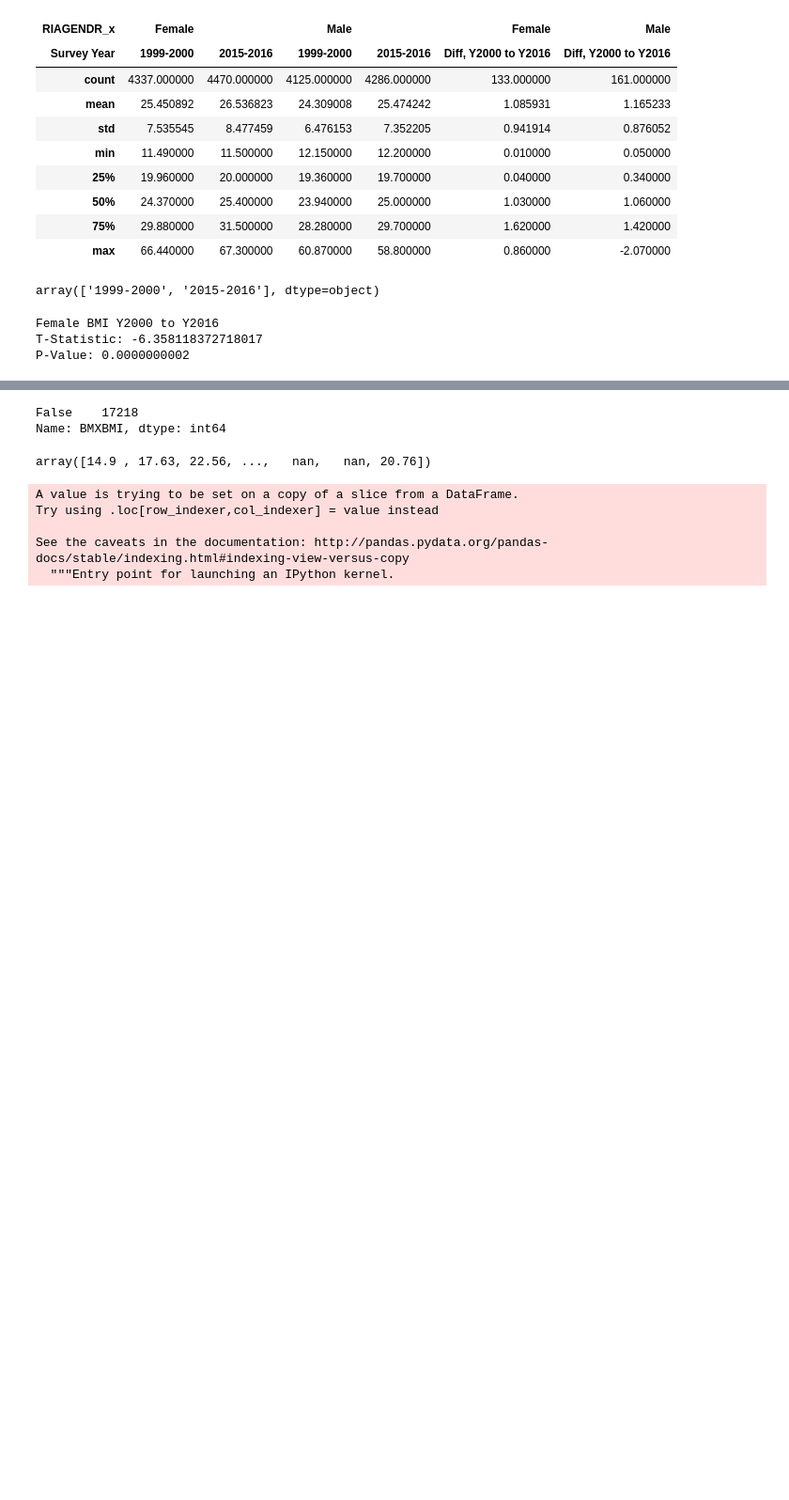
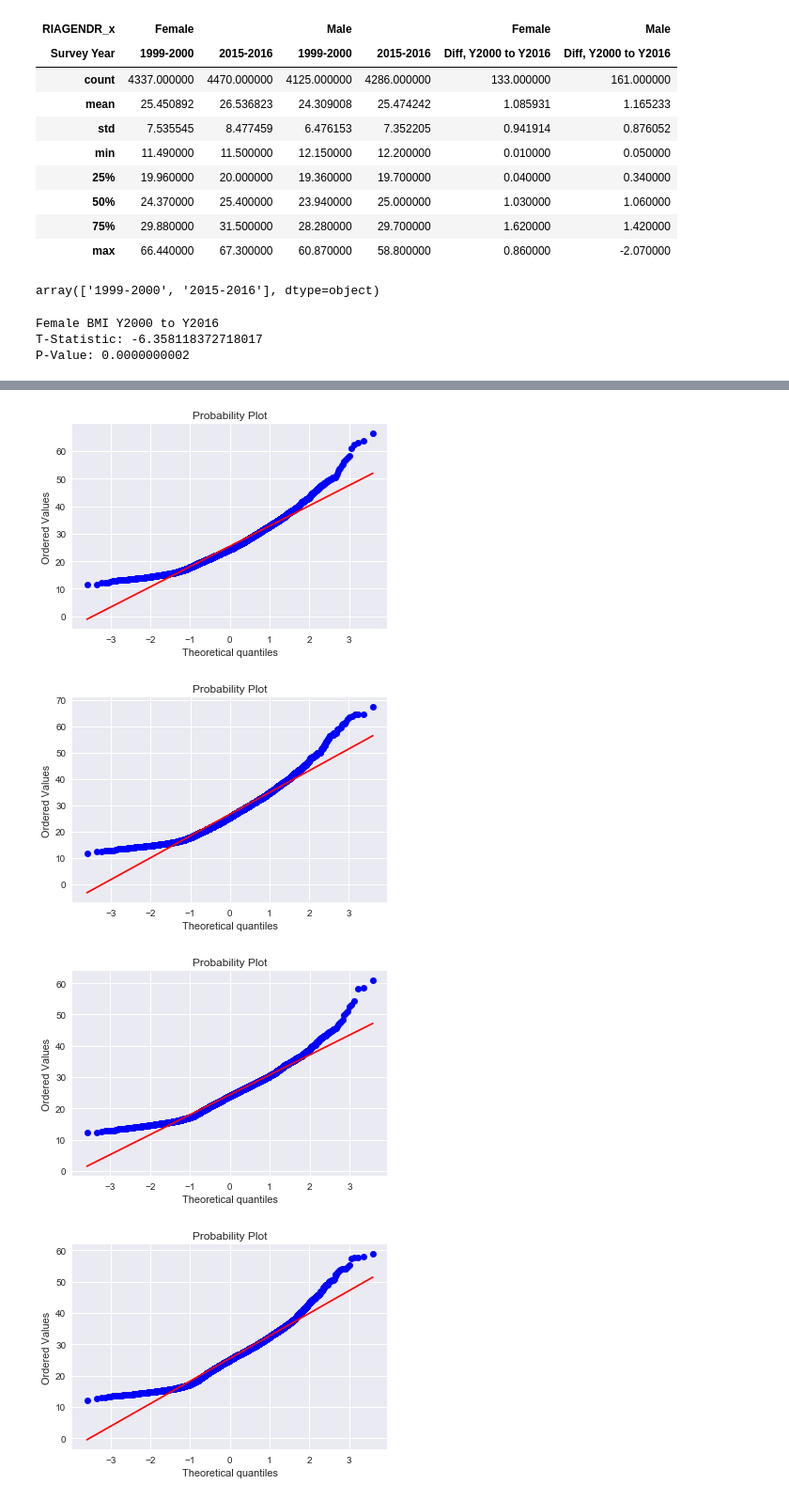
Before and after one commit to jasondixon5/NHANES, a Jupyter notebook: NHANES_Analysis.ipynb, the cells around one changed output, grey strips where cells are left out. Shown at 94% size. Saved outputs shown, nothing was run; the diff lists cells and outputs as text; code cells hidden in the pictures; blank space fills up the shorter version.

```diff
--- a/NHANES_Analysis.ipynb
+++ b/NHANES_Analysis.ipynb
@@ -390,15 +390,25 @@ year_filter_dict = {
                                 df, year_col, survey_year
                                 ) for survey_year in survey_year_list}
 
+
+
 # Filter overall df and then store values for each gender and survey year
-female_2000_df = df[female_filter & year_filter_dict.get("1999-2000")]
+
+# Create dictionary to store data sets
+data_sets_dict = {}
+
+female_2000_df = df[female_filter & year_filter_dict.get(survey_year)]
 female_2000_bmi = df_get_values(female_2000_df, data_col)
+data_sets_dict["Female_1999-2000"] = female_2000_bmi
 
 female_2016_df = df[female_filter & year_filter_dict.get("2015-2016")]
 female_2016_bmi = df_get_values(female_2016_df, data_col)
+data_sets_dict["Female_2015-2016"] = female_2016_bmi
 
 male_2000_df = df[male_filter & year_filter_dict.get("1999-2000")]
 male_2000_bmi = df_get_values(male_2000_df, data_col)
+data_sets_dict["Male_1999-2000"] = male_2000_bmi
 
 male_2016_df = df[male_filter & year_filter_dict.get("2015-2016")]
 male_2016_bmi = df_get_values(male_2016_df, data_col)
+data_sets_dict["Male_2015-2016"] = male_2016_bmi
@@ -416,0 +415,4 @@ Male 2016 BMI sample size: 4286
+# %%
+# Examine sample sizes
+for desc, data_set in data_sets_dict.items():
+    print("{} sample size: {}".format(desc, len(data_set)))
@@ -421,6 +428,8 @@ Male 2016 BMI sample size: 4286
 # Welch's t-test requires normality, but BMI is right-skewed.
 # Perform a Shapiro-Wilk test to test if data are 'normal enough'
 
-for x in [female_2000_bmi, female_2016_bmi, male_2000_bmi, male_2016_bmi]:
-    print(stats.shapiro(x))
+for desc, data_set in data_sets_dict.items():
+    print("{} Shapiro-Wilk test results (test_stat, p-value):".format(desc))
+    print(stats.shapiro(data_set))
+    print("\n")
 # %% [output]
@@ -437,5 +449,0 @@ Name: BMXBMI, dtype: int64
-# %%
-df.dropna(subset=["BMXBMI"], axis=0, how="all")["BMXBMI"].isnull().value_counts(dropna=False)
-# %% [output]
-False    17218
-Name: BMXBMI, dtype: int64
@@ -446,4 +449,0 @@ female_bmi = {survey_year: df[female_filter & year_filter_dict.get(survey_year)]
-# %%
-female_bmi.get(survey_year_list[0])
-# %% [output]
-array([14.9 , 17.63, 22.56, ...,   nan,   nan, 20.76])
@@ -464,8 +450,13 @@ male_means = {
-# %%
-df["BMAEXLEN"] = 200
-# %% [output]
-A value is trying to be set on a copy of a slice from a DataFrame.
-Try using .loc[row_indexer,col_indexer] = value instead
-
-See the caveats in the documentation: http://pandas.pydata.org/pandas-docs/stable/indexing.html#indexing-view-versus-copy
-  """Entry point for launching an IPython kernel.
+# %%
+# Shapiro-Wilk tests supports normality, but alpha is somewhat
+# unreliable as n approaches 5000
+# Review QQ plot as further test
+
+for desc, data_set in data_sets_dict.items():
+    stats.probplot(data_set, plot=sns.mpl.pyplot)
+    plt.show()
+# %% [output]
+[figure, added]
+[figure, added]
+[figure, added]
+[figure, added]
```
Also changed, not shown: parts of 9 cells of this notebook.
